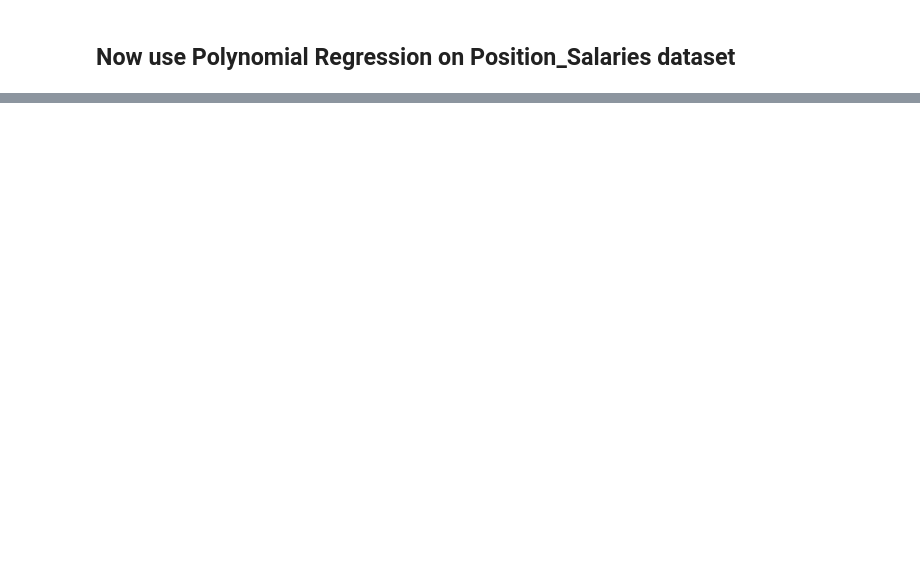
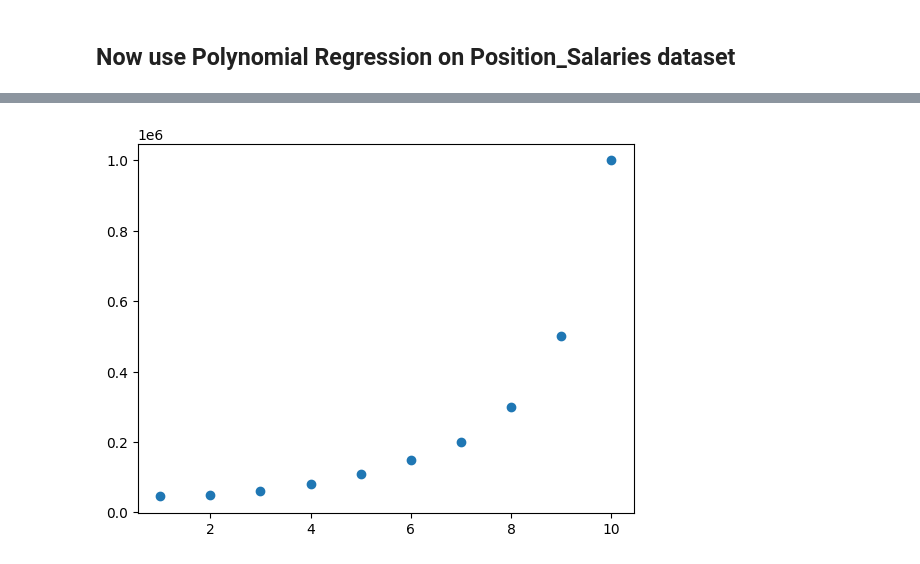
Before and after one commit to KUNJ-CP23/Sem6, a Jupyter notebook: MLDL/Lab4DL_Blank/Lab 4 DL_Blank.ipynb, the cells around one changed output, grey strips where cells are left out. Cells and saved outputs as stored; diff of their text form; code cells hidden in the pictures; blank space fills up the shorter version.

```diff
--- a/MLDL/Lab4DL_Blank/Lab 4 DL_Blank.ipynb
+++ b/MLDL/Lab4DL_Blank/Lab 4 DL_Blank.ipynb
@@ -201,2 +266,4 @@ LinearRegression()
 # %% [markdown]
 ## Now use Polynomial Regression on Position_Salaries dataset
+# %%
+df1 = pd.read_csv('Position_Salaries.csv')
@@ -202,0 +284,5 @@ LinearRegression()
+# %%
+plt.scatter(df1['Level'],df1['Salary'])
+plt.show()
+# %% [output]
+[figure, added]
```
Also changed, not shown: parts of 21 cells of this notebook, 1 other file.
